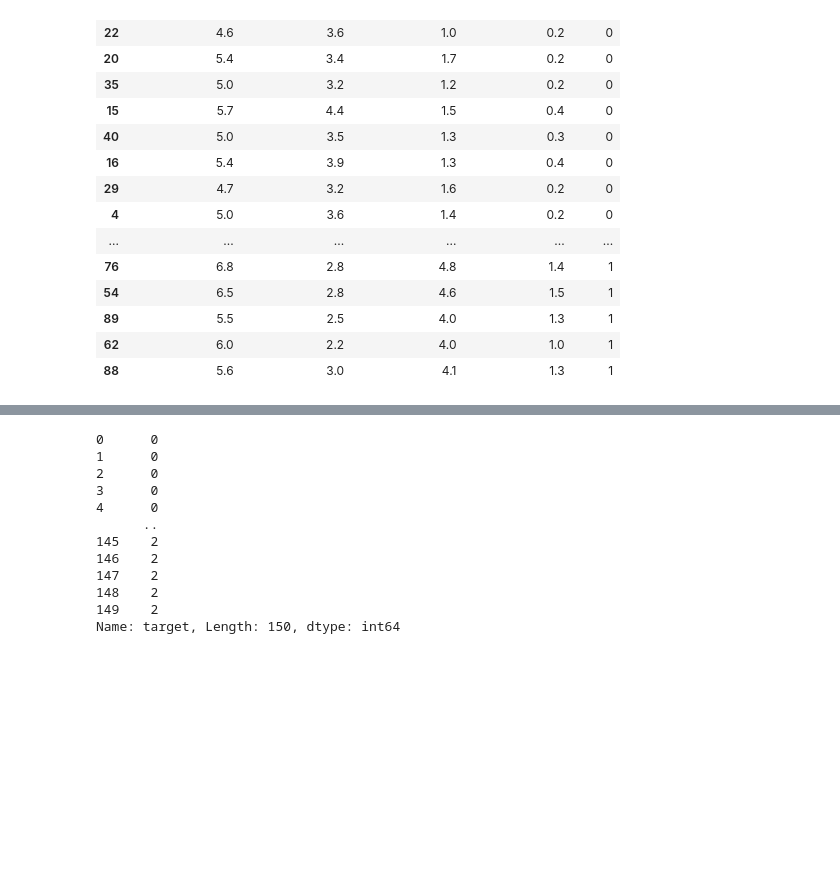
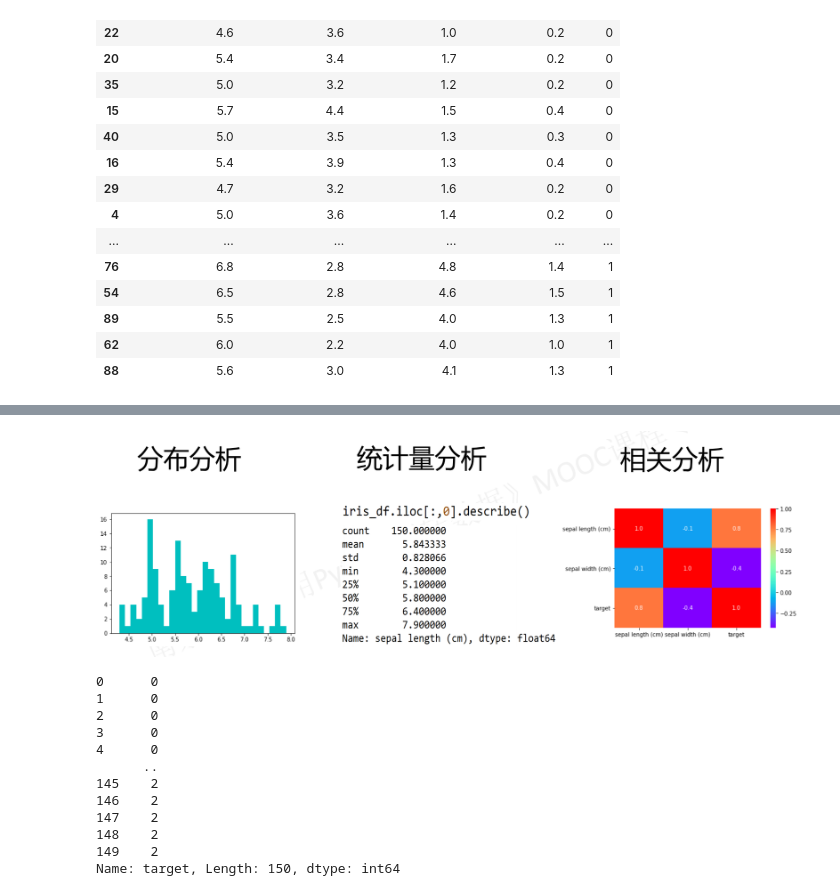
Before and after one commit to darksheng/data_anlysis_course, a Jupyter notebook: nanjinguniversity.ipynb, the cells around one changed output, grey strips where cells are left out. Cells and saved outputs as stored; diff of their text form; code cells hidden in the pictures; blank space fills up the shorter version.

```diff
--- a/nanjinguniversity.ipynb
+++ b/nanjinguniversity.ipynb
@@ -1257,6 +1306,13 @@ A.append(B) # 对数据进行连接
                     2. 衡量回归方程对属性的解释程度
                     3. 越接近1表示属性相关性越强，越接近0越弱
                     4. 后面补充
+# %%
+#了解数据分布特征和内在规律
+from PIL import Image
+image =Image.open("Basic distribution characteristics and internal laws.png")
+image
+# %% [output]
+[figure, added]
 # %%
 # load dataset
 from sklearn import datasets
```
Also changed, not shown: parts of 31 cells of this notebook, 5 other files.
